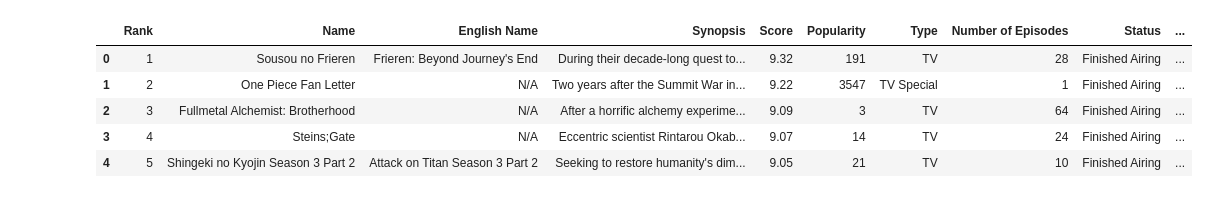
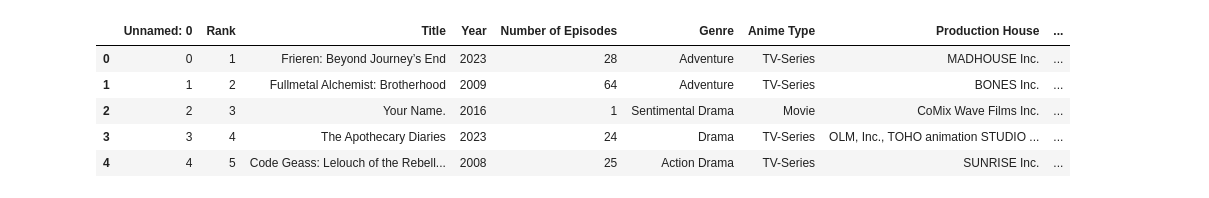
Before and after one commit to ArushiG11/Anime-Data-Analysis, a Jupyter notebook: Anime_Dataset.ipynb, the cells around one changed output. Saved outputs shown, nothing was run; the diff lists cells and outputs as text; code cells hidden in the pictures.

```diff
--- a/Anime_Dataset.ipynb
+++ b/Anime_Dataset.ipynb
@@ -307,10 +40,15 @@ df_mal_clean = clean_mal_data(df_mal)
+# %%
+as_url = 'https://raw.githubusercontent.com/ArushiG11/Anime-Data-Analysis/main/aniSearch.csv'
+# Load the CSV data into a DataFrame
+df_as = pd.read_csv(as_url)
+df_as = df_as.drop("Unnamed: 0", axis=1)
 # %%
-df_mal_clean.head()
+df_as.head()
 # %% [output]
-|  | Rank | Name | English Name | Synopsis | Score | Popularity | Type | Number of Episodes | Status | ... |
-| 0 | 1 | Sousou no Frieren | Frieren: Beyond Journey's End | During their decade-long quest to... | 9.32 | 191 | TV | 28 | Finished Airing | ... |
-| 1 | 2 | One Piece Fan Letter | N/A | Two years after the Summit War in... | 9.22 | 3547 | TV Special | 1 | Finished Airing | ... |
-| 2 | 3 | Fullmetal Alchemist: Brotherhood | N/A | After a horrific alchemy experime... | 9.09 | 3 | TV | 64 | Finished Airing | ... |
-| 3 | 4 | Steins;Gate | N/A | Eccentric scientist Rintarou Okab... | 9.07 | 14 | TV | 24 | Finished Airing | ... |
-| 4 | 5 | Shingeki no Kyojin Season 3 Part 2 | Attack on Titan Season 3 Part 2 | Seeking to restore humanity's dim... | 9.05 | 21 | TV | 10 | Finished Airing | ... |
+|  | Unnamed: 0 | Rank | Title | Year | Number of Episodes | Genre | Anime Type | Production House | ... |
+| 0 | 0 | 1 | Frieren: Beyond Journey’s End | 2023 | 28 | Adventure | TV-Series | MADHOUSE Inc. | ... |
+| 1 | 1 | 2 | Fullmetal Alchemist: Brotherhood | 2009 | 64 | Adventure | TV-Series | BONES Inc. | ... |
+| 2 | 2 | 3 | Your Name. | 2016 | 1 | Sentimental Drama | Movie | CoMix Wave Films Inc. | ... |
+| 3 | 3 | 4 | The Apothecary Diaries | 2023 | 24 | Drama | TV-Series | OLM, Inc., TOHO animation STUDIO ... | ... |
+| 4 | 4 | 5 | Code Geass: Lelouch of the Rebell... | 2008 | 25 | Action Drama | TV-Series | SUNRISE Inc. | ... |
 # %%
```
Also changed, not shown: parts of 21 cells of this notebook.
